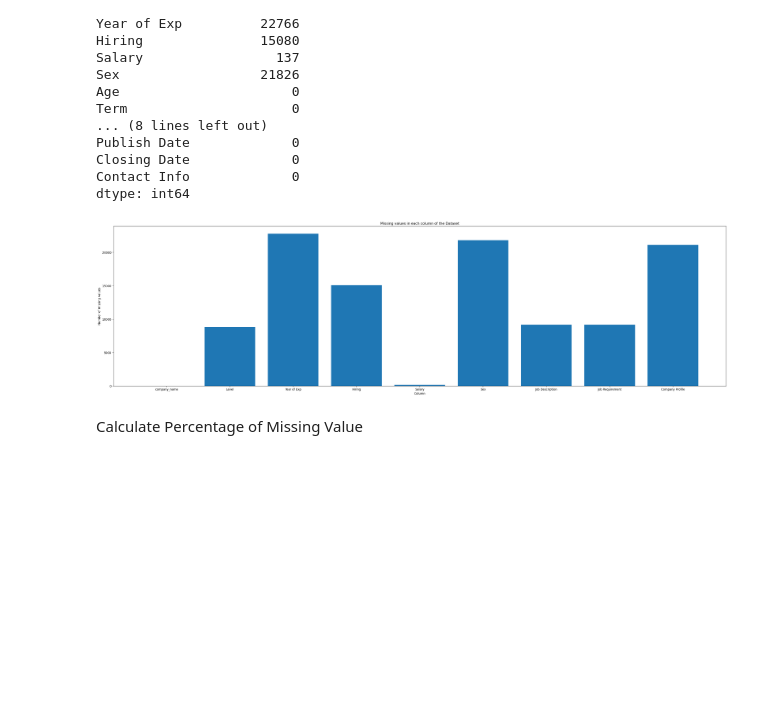
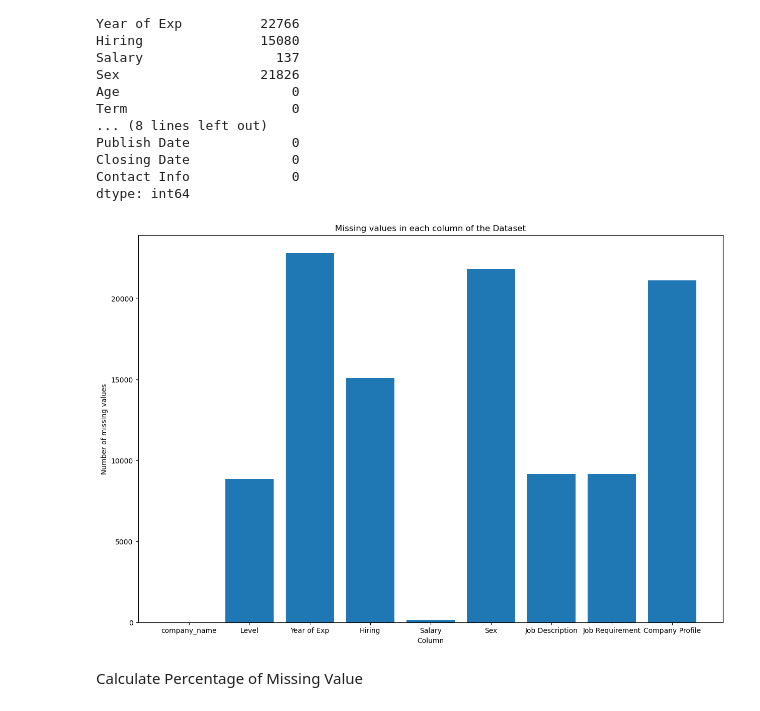
Before and after one commit to StudentChanna/Job-Vis-2023-2024, a Jupyter notebook: Script/data_preprocessing.ipynb, the cells around one changed output. Drawn from its saved outputs; the diff is of its cells as text; code cells hidden in the pictures; blank space fills up the shorter version.

```diff
--- a/Script/data_preprocessing.ipynb
+++ b/Script/data_preprocessing.ipynb
@@ -11,8 +13,9 @@ import matplotlib.pyplot as plt
 # %%
 # read the dataset and store it in a dataframe
 file_path = "/Users/makchanna128gmail.com/Documents/GitHub/Job-Vis-2023-2024/Data/2021_2023_data.csv"
-df = pd.read_csv(file_path)
-df
+dataset = pd.read_csv(file_path)
+data_origin = pd.DataFrame(dataset)
+data_origin
 # %% [output]
 |  | Unnamed: 0 | jobUrl | job title | company_name | position | Level | Year of Exp | Hiring | Salary | ... |
 | 0 | 0 | https://www.camhr.com/a/job/10559094 | Assistant Store Manager (Champion... | Jaspal Fashions (Cambodia) Co., Ltd. | Assistant Store Manager (Champion... | Entry Level | ~ | ~ | Negotiable | ... |
@@ -95,15 +71,15 @@ None
 # %% [markdown]
 ### Missing Value
 # %%
-# Replace any specific values that represent missing data with NaN
+
 # Define a list of values that should be considered as missing
 missing_values = ["NA", "N/A", "--", "null", "NaN","~"]
 
 # Replace the missing values with NaN
-df.replace(missing_values, pd.NA, inplace=True)
+data_origin.replace(missing_values, pd.NA, inplace=True)
 
-missing_checking = df.isnull().sum()
 # Check the DataFrame for missing values
+missing_checking = data_origin.isnull().sum()
 print(missing_checking)
 # %% [output]
 Unnamed: 0               0
@@ -124,18 +100,18 @@ Closing Date             0
 Contact Info             0
 dtype: int64
 # %%
-# keeping only the columns with missing values>0
+# Keep only the columns with missing values>0
 missing = missing_checking[missing_checking > 0]
 #Create a bar chart of the missing values
-fig = plt.figure(figsize =(38, 10))
+fig = plt.figure(figsize =(15, 10))
 
 plt.bar(missing.index, missing.values)
 plt.xlabel("Column")
 plt.ylabel("Number of missing values")
 plt.title("Missing values in each column of the Dataset")
 plt.show()
 # %% [output]
-[figure, old version]
+[figure, new version]
 # %% [markdown]
 Calculate Percentage of Missing Value
 # %%
```
Also changed, not shown: parts of 38 cells of this notebook.
